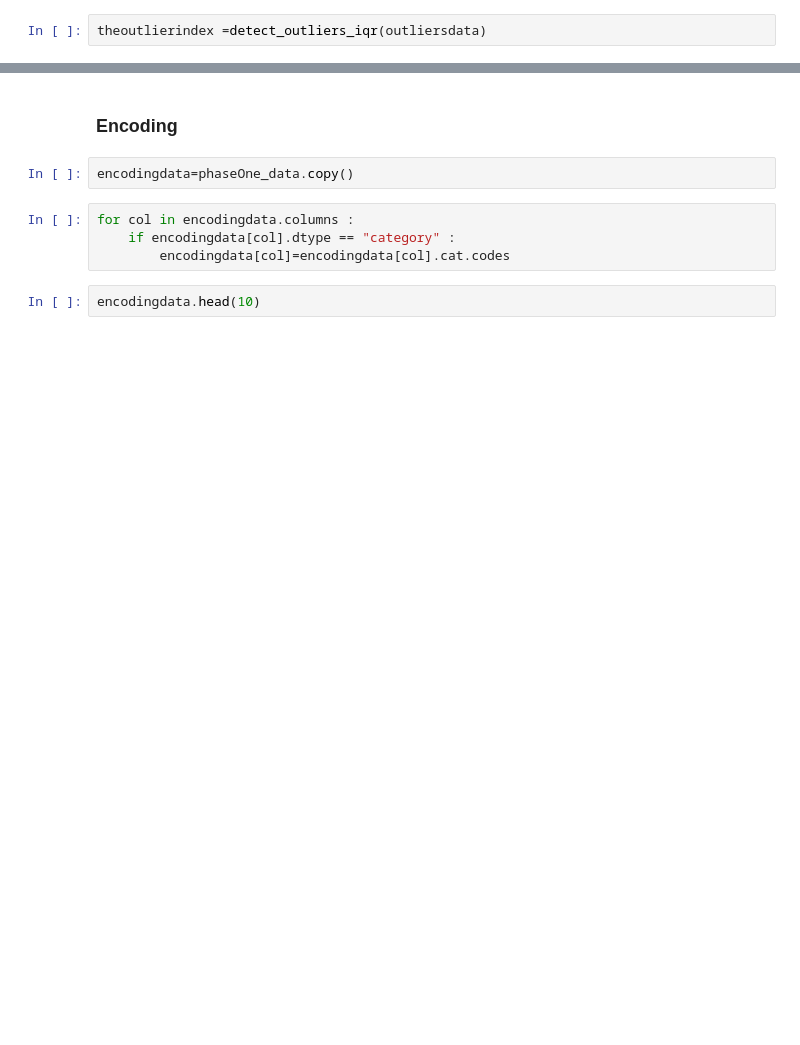
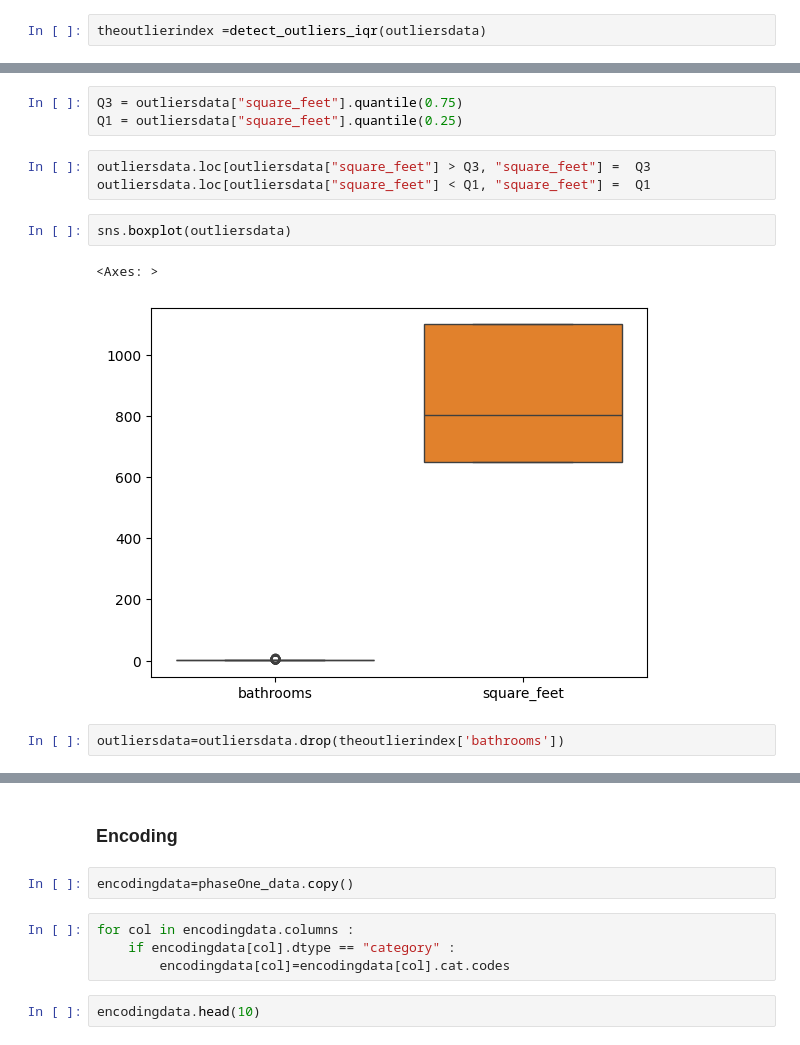
Before and after one commit to MoazZekry/ApartmentRentPrediction, a Jupyter notebook: ApartmentRentPredictionPr.ipynb, the cells around one changed output, grey strips where cells are left out. Drawn from its saved outputs; the diff is of its cells as text; blank space fills up the shorter version.

Commit message:
outliers filled

```diff
--- a/ApartmentRentPredictionPr.ipynb
+++ b/ApartmentRentPredictionPr.ipynb
@@ -550,0 +548,13 @@ latitude the len = 53
+# %%
+Q3 = outliersdata["square_feet"].quantile(0.75)
+Q1 = outliersdata["square_feet"].quantile(0.25)
+# %%
+outliersdata.loc[outliersdata["square_feet"] > Q3, "square_feet"] =  Q3
+outliersdata.loc[outliersdata["square_feet"] < Q1, "square_feet"] =  Q1
+# %%
+sns.boxplot(outliersdata)
+# %% [output]
+<Axes: >
+[figure, added]
+# %%
+outliersdata=outliersdata.drop(theoutlierindex['bathrooms'])
```
Also changed, not shown: parts of 9 cells of this notebook.
